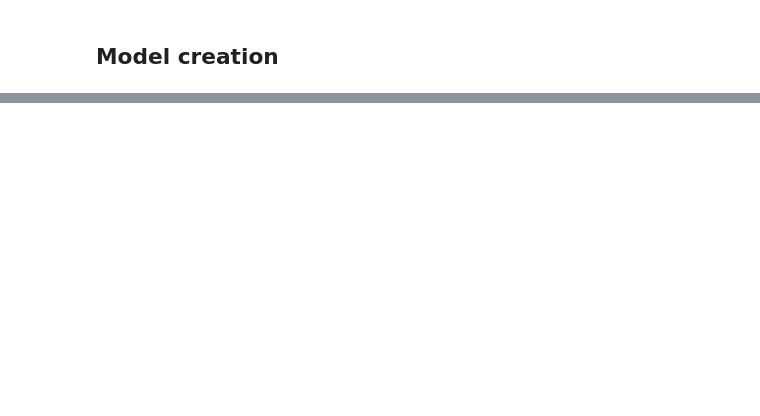
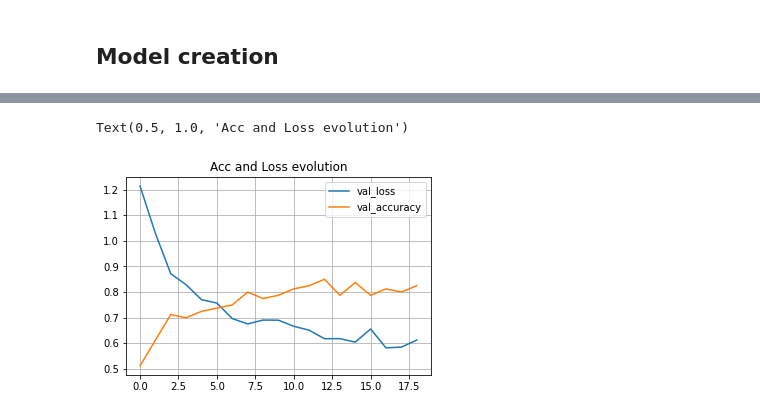
Before and after one commit to pathikg/Flower-Classification, a Jupyter notebook: Flower_Classification.ipynb, the cells around one changed output, grey strips where cells are left out. Drawn from its saved outputs; the diff is of its cells as text; code cells hidden in the pictures; blank space fills up the shorter version.

```diff
--- a/Flower_Classification.ipynb
+++ b/Flower_Classification.ipynb
@@ -131,6 +131,7 @@ def load_data(dir):
             img = cv2.imread(img_path, 1)
             img = cv2.cvtColor(img, cv2.COLOR_BGR2RGB)
             img = cv2.resize(img, (224,224))
+            img = img / 255.0
             img = np.array(img)
             X.append(img)
             y.append(class_id)
@@ -235,15 +232,37 @@ Non-trainable params: 14,714,688
 _________________________________________________________________
 # %%
 model.compile(
-    optimizer="Adam",
+    optimizer=Adam(learning_rate=1e-4),
     loss="categorical_crossentropy",
     metrics = ["accuracy"]
 )
+# %%
+early_stopping = EarlyStopping(
+    monitor='val_accuracy',
+    min_delta=0.00005,
+    patience=6,
+    verbose=1,
+    restore_best_weights=True,
+)
+
+lr_scheduler = ReduceLROnPlateau(
+    monitor='val_accuracy',
+    factor=0.2,# set to 0.1 or 0.2
+    patience=6, # set to 5-10
+    min_lr=1e-6, # might want to increase this, originally was 1e-7
+    verbose=1, # keep this as 1
+)
+
+callbacks = [
+    early_stopping,
+    lr_scheduler,
+]
 # %%
 history = model.fit(
     X_train, y_train,
     batch_size=32,
-    epochs=10,
-    validation_data = (X_valid, y_valid)
+    epochs=20,
+    validation_data = (X_valid, y_valid),
+    callbacks = callbacks
 )
 # %% [output]
@@ -275,2 +291,16 @@ model.evaluate(X_test, y_test)
+# %%
+#Visualizing the validation performance while training
+plt.figure(figsize=(12, 8))
+
+plt.subplot(2, 2, 1)
+plt.plot(history.history['val_loss'], label='val_loss')
+plt.plot(history.history['val_accuracy'], label='val_accuracy')
+
+plt.legend()
+plt.grid()
+plt.title('Acc and Loss evolution')
+# %% [output]
+Text(0.5, 1.0, 'Acc and Loss evolution')
+[figure, added]
 # %%
 model.save("model.h5")
```
Also changed, not shown: parts of 9 cells of this notebook.
